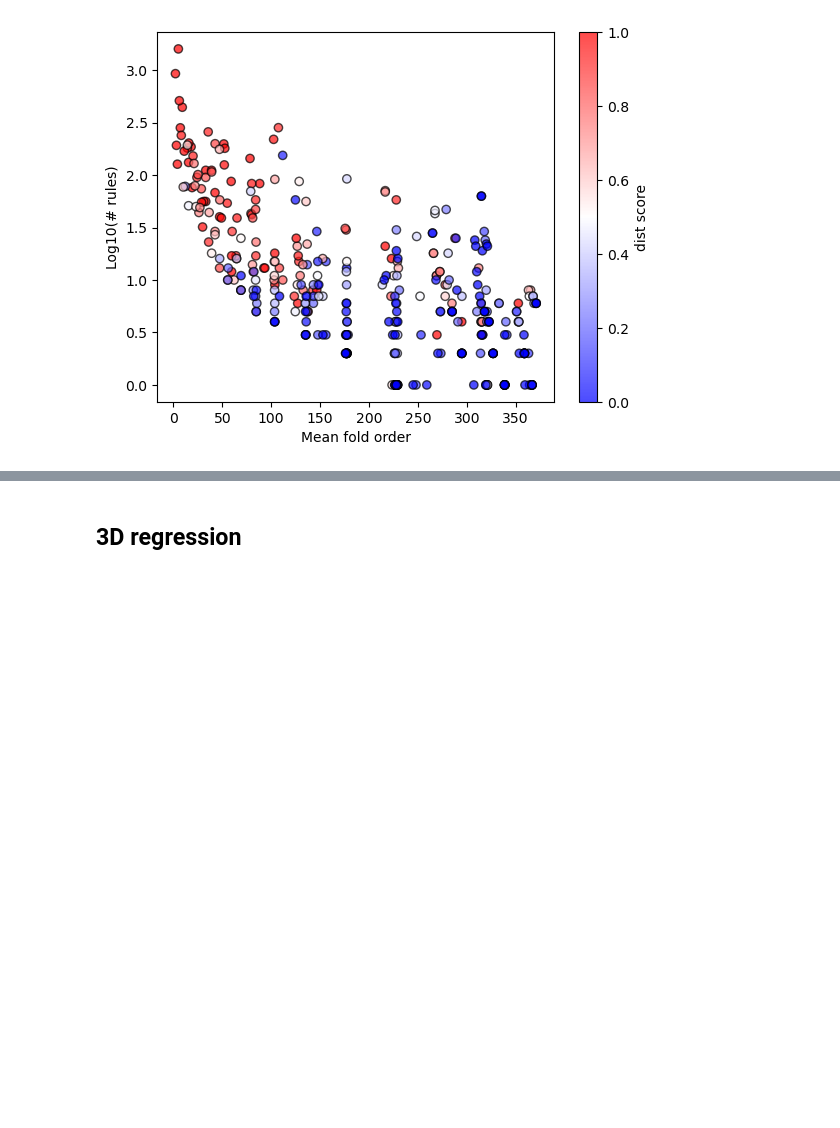
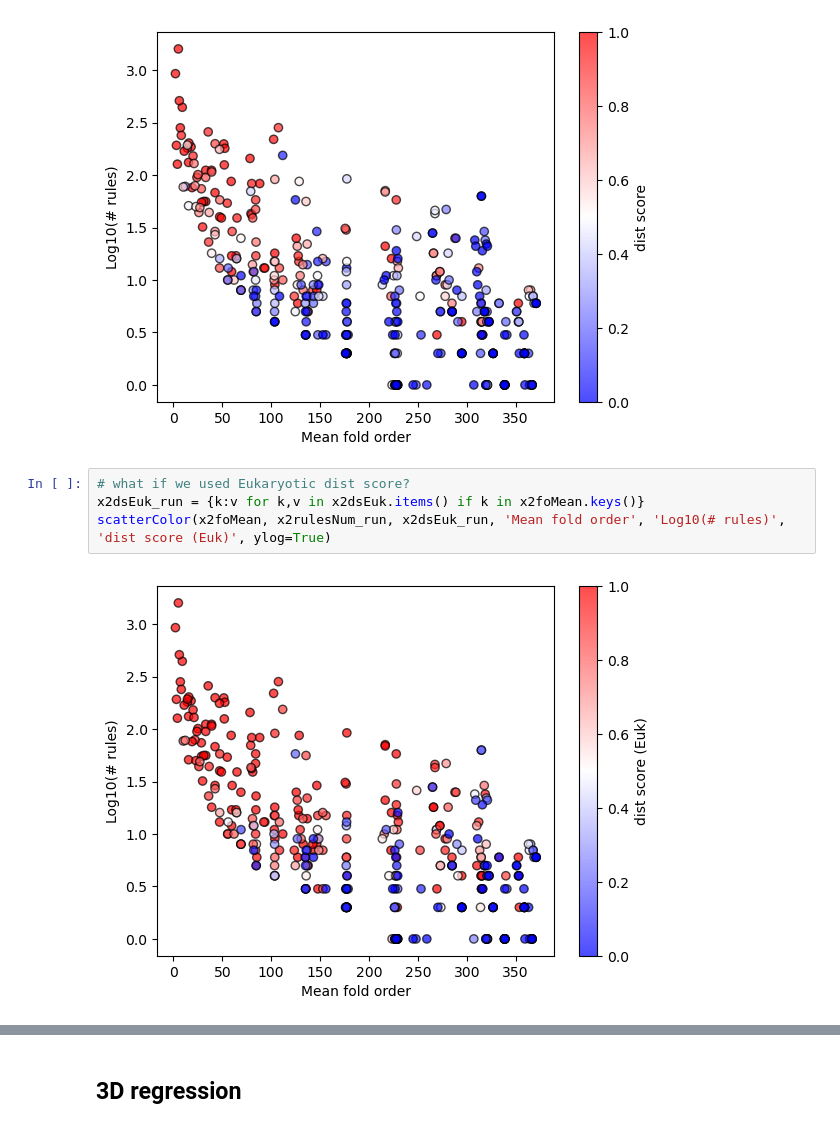
Before and after one commit to tseamuscorlett/enzyme-gated-network-expansion, a Jupyter notebook: evolvability.ipynb, the cells around one changed output, grey strips where cells are left out. Drawn from its saved outputs; the diff is of its cells as text; blank space fills up the shorter version.

```diff
--- a/evolvability.ipynb
+++ b/evolvability.ipynb
@@ -132,6 +138,12 @@ len(x2ds_run)
 scatterColor(x2foMean, x2rulesNum_run, x2ds_run, 'Mean fold order', 'Log10(# rules)', 'dist score', ylog=True)
 # %% [output]
 [figure]
+# %%
+# what if we used Eukaryotic dist score?
+x2dsEuk_run = {k:v for k,v in x2dsEuk.items() if k in x2foMean.keys()}
+scatterColor(x2foMean, x2rulesNum_run, x2dsEuk_run, 'Mean fold order', 'Log10(# rules)', 'dist score (Euk)', ylog=True)
+# %% [output]
+[figure, added]
 # %%
 # bokeh plot:
 d1 = x2foMean
```
Also changed, not shown: parts of 76 cells of this notebook, 5 other files.
